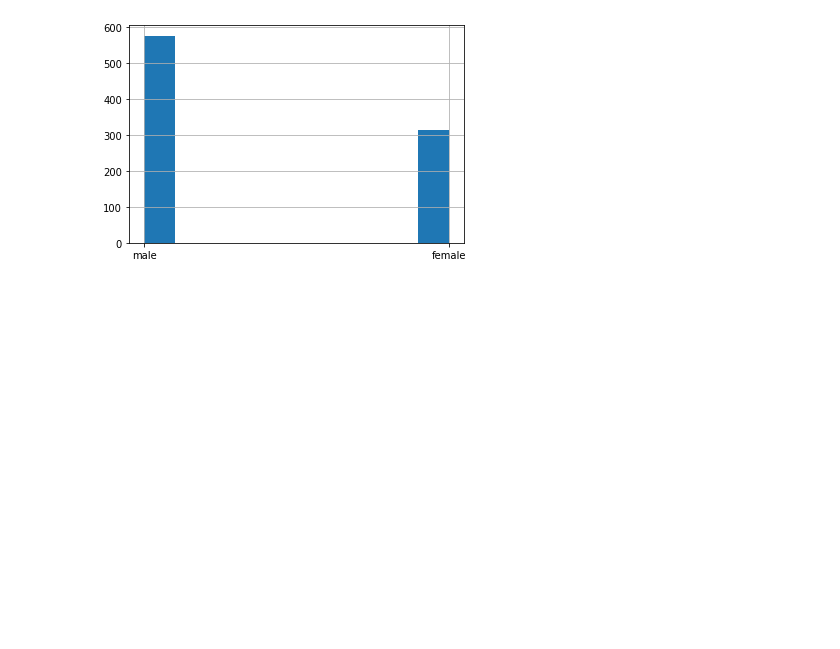
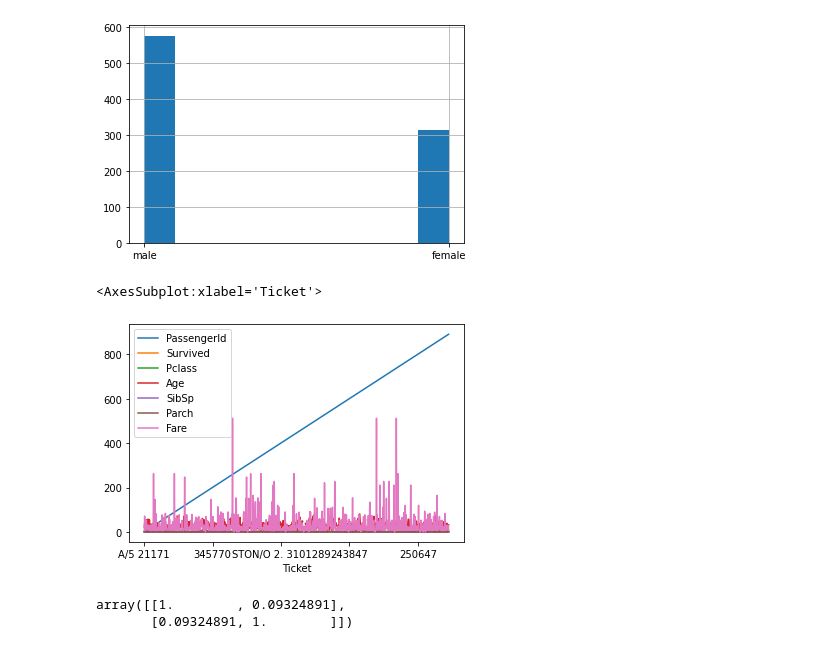
Before and after one commit to anhelus/pcs, a Jupyter notebook: docs/material/02_libs/09_pandas/notebook.ipynb, the cells around one changed output. Saved outputs shown, nothing was run; the diff lists cells and outputs as text; code cells hidden in the pictures; blank space fills up the shorter version.

```diff
--- a/docs/material/02_libs/09_pandas/notebook.ipynb
+++ b/docs/material/02_libs/09_pandas/notebook.ipynb
@@ -3,6 +3,6 @@ import pandas as pd
 # %% [markdown]
 Leggiamo il dataset relativo al Titanic, e mostriamone le prime cinque righe.
 # %%
-titanic = pd.read_csv('../../data/titanic.csv')
-titanic.head()
+titanic = pd.read_csv('titanic.csv')
+len(set(list(titanic['Ticket'].values))) == len(list(titanic['Ticket'].values))
 # %% [output]
@@ -153,3 +183,14 @@ titanic['Sex'].hist()
 # %% [output]
 <AxesSubplot:>
 [figure]
+# %%
+titanic.plot()
+# %% [output]
+<AxesSubplot:xlabel='Ticket'>
+[figure, added]
+# %%
+age_fare = titanic.loc[:, ('Age', 'Fare')]
+age_fare.corr(method='kendall').values
+# %% [output]
+array([[1.        , 0.09324891],
+       [0.09324891, 1.        ]])
```
Also changed, not shown: parts of 12 cells of this notebook, 5 other files.
